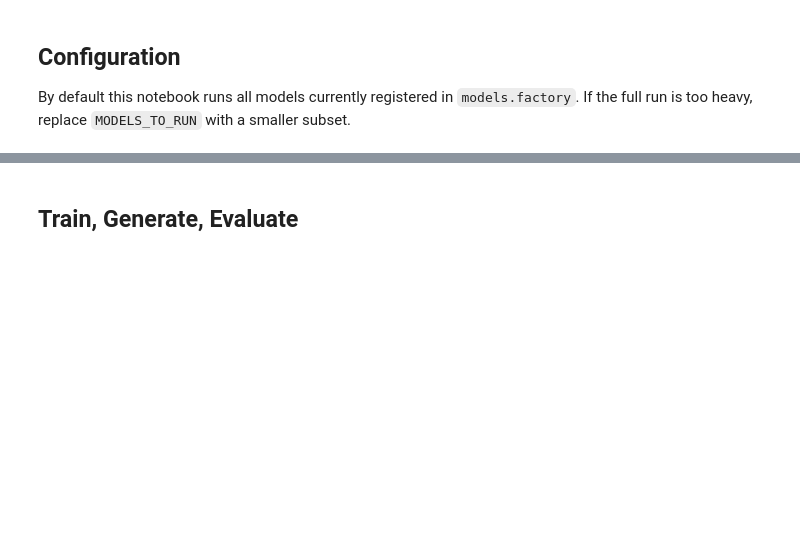
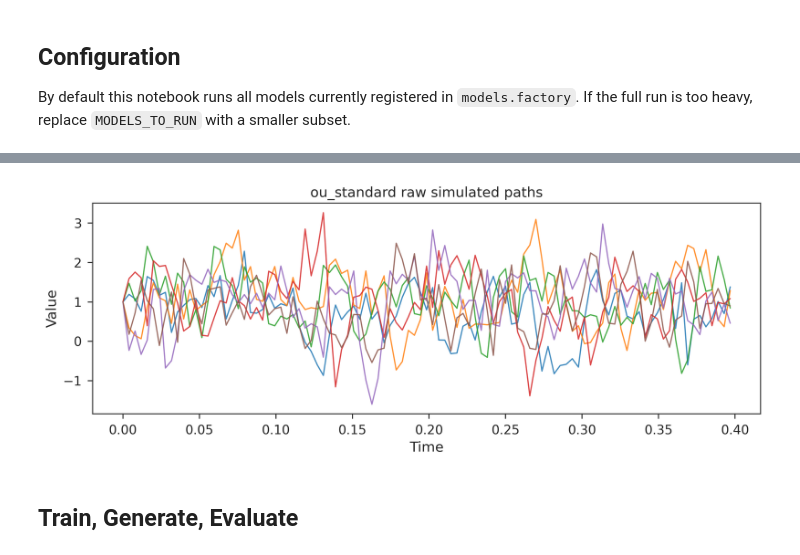
Before and after one commit to Simonwan03/sbts_advanced, a Jupyter notebook: benchmark_main_pipeline.ipynb, the cells around one changed output, grey strips where cells are left out. Saved outputs shown, nothing was run; the diff lists cells and outputs as text; code cells hidden in the pictures; blank space fills up the shorter version.

```diff
--- a/benchmark_main_pipeline.ipynb
+++ b/benchmark_main_pipeline.ipynb
@@ -142,0 +609,69 @@ Samples for generation/evaluation: 64
+# %%
+prepared_datasets = {}
+if PREPARE_SIMULATED_DATASETS:
+    for dataset_name in ['merton', 'ou_standard', 'ou_high_frequency']:
+        prepared_datasets[dataset_name] = build_benchmark_dataset(
+            dataset_name,
+            DATASET_CONFIGS[dataset_name],
+            DATASET_OUTPUT_DIR,
+            seed=SEED,
+        )
+        print(
+            f"Prepared {dataset_name}: "
+            f"processed_windows={prepared_datasets[dataset_name]['processed_windows'].shape}, "
+            f"saved_to={prepared_datasets[dataset_name]['dataset_dir']}"
+        )
+
+if BENCHMARK_DATASET in prepared_datasets:
+    dataset_bundle = prepared_datasets[BENCHMARK_DATASET]
+else:
+    dataset_bundle = build_benchmark_dataset(
+        BENCHMARK_DATASET,
+        DATASET_CONFIGS[BENCHMARK_DATASET],
+        DATASET_OUTPUT_DIR,
+        seed=SEED,
+    )
+
+metadata = dataset_bundle['metadata']
+raw_data = dataset_bundle['raw_data']
+data_splits = dataset_bundle['splits']
+data = data_splits['train'].astype(np.float32)
+eval_pool = data_splits['test']
+if len(eval_pool) == 0:
+    eval_pool = data_splits['val']
+if len(eval_pool) == 0:
+    eval_pool = data
+
+time_grid = np.asarray(dataset_bundle['time_grid'], dtype=np.float64)
+if len(time_grid) != data.shape[1]:
+    time_grid = np.linspace(0, 1, data.shape[1])
+
+n_generate = min(TRAINING_OVERRIDES['n_generate'], len(eval_pool))
+shared_eval_subset = eval_pool[:n_generate].astype(np.float32).copy()
+
+print('Selected dataset:', BENCHMARK_DATASET)
+print('Metadata:', metadata)
+print('Raw data shape:', raw_data.shape)
+print('Train window shape:', data.shape)
+print('Validation window shape:', data_splits['val'].shape)
+print('Test window shape:', data_splits['test'].shape)
+print('Time grid length:', len(time_grid))
+print('Samples for generation/evaluation:', n_generate)
+print('Shared evaluation subset shape:', shared_eval_subset.shape)
+
+if PLOT_DATASET_SAMPLES:
+    if 'raw_paths' in dataset_bundle:
+        plot_sample_trajectories(
+            dataset_bundle['raw_paths'],
+            n=6,
+            title=f'{BENCHMARK_DATASET} raw simulated paths',
+            dt=DATASET_CONFIGS[BENCHMARK_DATASET].get('dt'),
+        )
+    else:
+        plot_sample_trajectories(
+            dataset_bundle['processed_windows'][:6],
+            n=6,
+            title=f'{BENCHMARK_DATASET} processed windows, feature 0',
+            feature=0,
+        )
+# %% [output]
@@ -143,3 +690,4 @@ Samples for generation/evaluation: 64
+[figure, added]
 # %% [markdown]
 ## Train, Generate, Evaluate
 # %%
```
Also changed, not shown: parts of 13 cells of this notebook, 51 other files.
